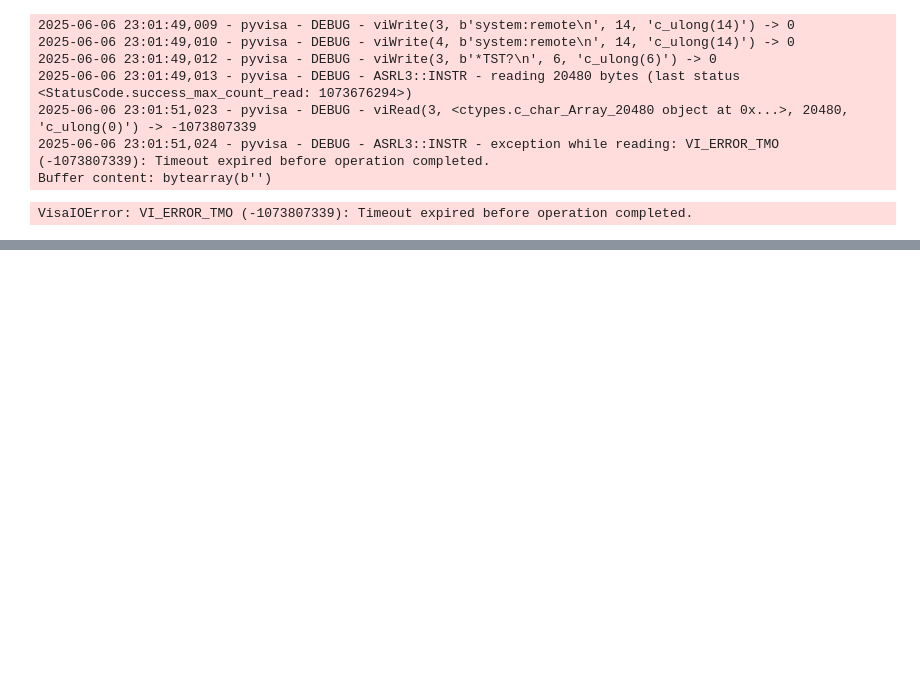
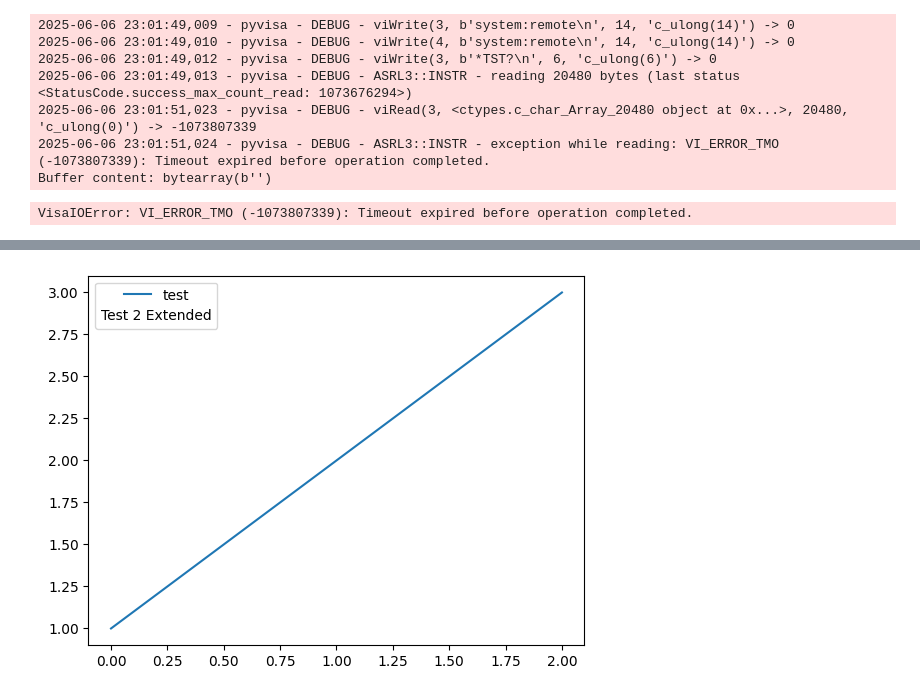
Before and after one commit to lskarda25/ICASL_test_code, a Jupyter notebook: testing_software.ipynb, the cells around one changed output, grey strips where cells are left out. Cells and saved outputs as stored; diff of their text form; code cells hidden in the pictures; blank space fills up the shorter version.

Commit message:
Tested ICASL.py functionality

```diff
--- a/testing_software.ipynb
+++ b/testing_software.ipynb
@@ -677,0 +844,17 @@ VisaIOError: VI_ERROR_TMO (-1073807339): Timeout expired before operation comple
+# %%
+# This did it (kinda - I would rather be in a separate box and have a more customizable location)
+# 3 hours of trying and in the end I just copy pasted and tweaked pseudo-code from a 2010 forum post
+# Here's a blog post they cite: https://abitofpythonabitofastronomy.blogspot.com/2010/01/customized-legend.html
+plt.plot([1,2,3], label="test")
+a=plt.legend()
+
+import matplotlib.offsetbox as offsetbox
+# I looked through the source early in those 3 hours, these functions and variables were in there.
+#_legend_box contains all of the labels and texts. This seems to merely create a new text object and slap it on the bottom.
+# Does set_figure just update the figure?
+txt=offsetbox.TextArea("Test 2 Extended")
+box = a._legend_box
+box.get_children().append(txt)
+box.set_figure(box.figure)
+# %% [output]
+[figure, added]
```
Also changed, not shown: parts of 22 cells of this notebook.
